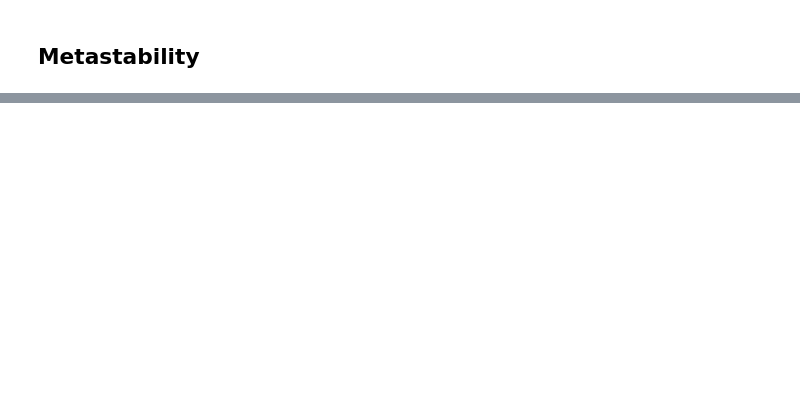
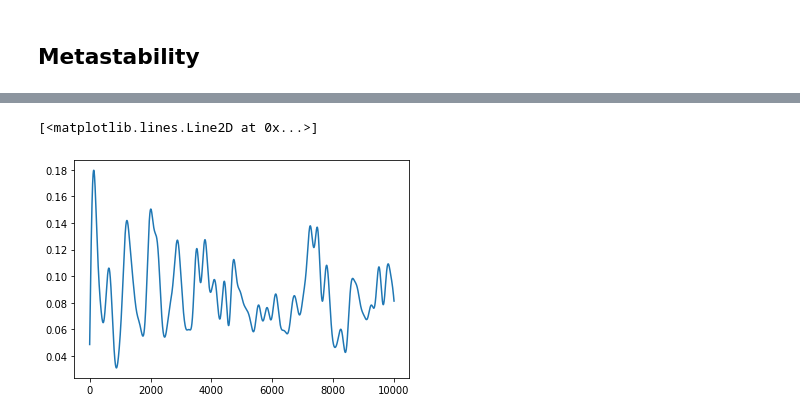
Before and after one commit to FabianKamp/Schizophrenia, a Jupyter notebook: notebooks/rsMEG_Metastability.ipynb, the cells around one changed output, grey strips where cells are left out. Saved outputs shown, nothing was run; the diff lists cells and outputs as text; code cells hidden in the pictures; blank space fills up the shorter version.

```diff
--- a/notebooks/rsMEG_Metastability.ipynb
+++ b/notebooks/rsMEG_Metastability.ipynb
@@ -32,0 +32,6 @@ plt.plot(phase[1,:1000])
+# %%
+# Plot real-part of signal to check if the hilbert transform worked
+plt.plot(np.real(dict_analy['alpha'][0,:10000]))
+# %% [output]
+[<matplotlib.lines.Line2D at 0x...>]
+[figure, added]
```
Also changed, not shown: parts of 13 cells of this notebook.
